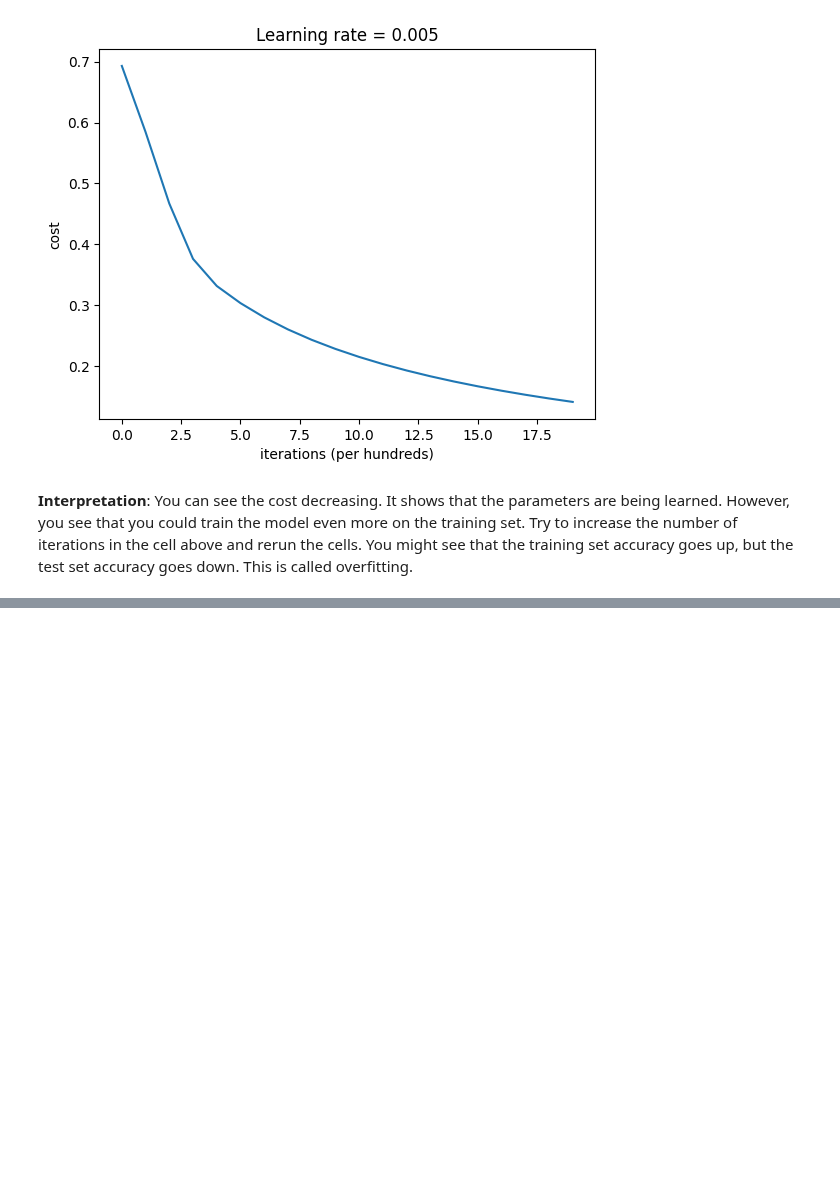
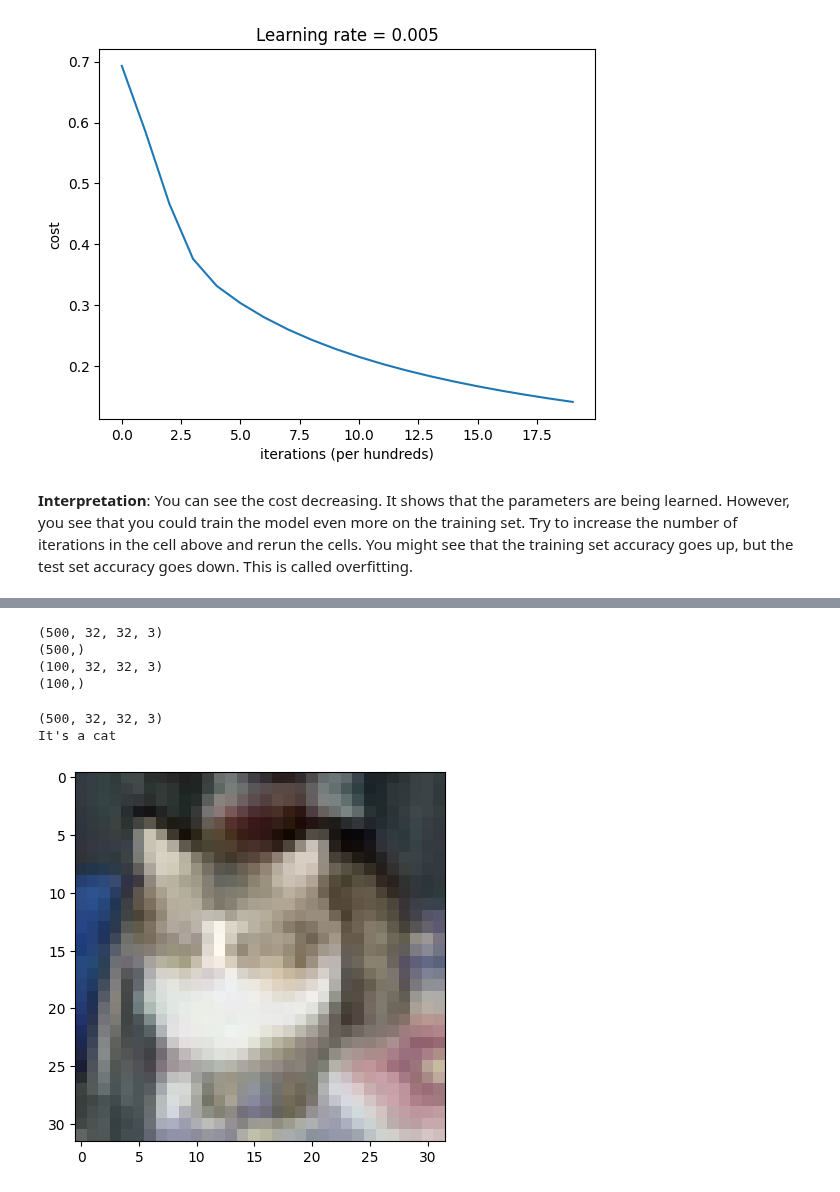
Before and after one commit to LuisR-jpg/Artificial-Intelligence---UP, a Jupyter notebook: Machine Learning II/code/Logistic_Regression_with_a_Neural_Network.ipynb, the cells around one changed output, grey strips where cells are left out. Drawn from its saved outputs; the diff is of its cells as text; code cells hidden in the pictures; blank space fills up the shorter version.

```diff
--- a/Machine Learning II/code/Logistic_Regression_with_a_Neural_Network.ipynb
+++ b/Machine Learning II/code/Logistic_Regression_with_a_Neural_Network.ipynb
@@ -696,0 +704,44 @@ You can see the cost decreasing. It shows that the parameters are being learned.
+# %%
+def get_dataset(train_size = 500, test_size = 100):
+    train_x_o, train_y = np.zeros((train_size, 32, 32, 3)), np.zeros((train_size))
+    test_x_o, test_y = np.zeros((test_size, 32, 32, 3)), np.zeros((test_size))
+    for i in range(train_size):
+        path, isCat = None, None
+        if np.random.uniform() < 0.5:
+            path = "../../data/cifar10/train/airplane/" + f"{(i + 1):04d}" + ".png"
+            isCat = False
+        else:
+            path = "../../data/cifar10/train/cat/" + f"{(i + 1):04d}" + ".png"
+            isCat = True
+        train_x_o[i] = img.imread(path)
+        train_y[i] = isCat
+    for i in range(test_size):
+        path, isCat = None, None
+        if np.random.uniform() < 0.5:
+            path = "../../data/cifar10/test/airplane/" + f"{(i + 1):04d}" + ".png"
+            isCat = False
+        else:
+            path = "../../data/cifar10/test/cat/" + f"{(i + 1):04d}" + ".png"
+            isCat = True
+        test_x_o[i] = img.imread(path)
+        test_y[i] = isCat
+    return train_x_o, train_y, test_x_o, test_y
+# %%
+train_x_o, train_y, test_x_o, test_y = get_dataset()
+num_px = 32
+print(train_x_o.shape, train_y.shape, test_x_o.shape, test_y.shape, sep = "\n")
+# %% [output]
+(500, 32, 32, 3)
+(500,)
+(100, 32, 32, 3)
+(100,)
+# %%
+# Example of a picture
+index = np.random.randint(1, 500)
+plt.imshow(train_x_o[index])
+print(train_x_o.shape)
+print("It's a", "cat" if train_y[index] else "non-cat")
+# %% [output]
+(500, 32, 32, 3)
+It's a cat
+[figure, added]
```
Also changed, not shown: parts of 9 cells of this notebook, 7 other files.
